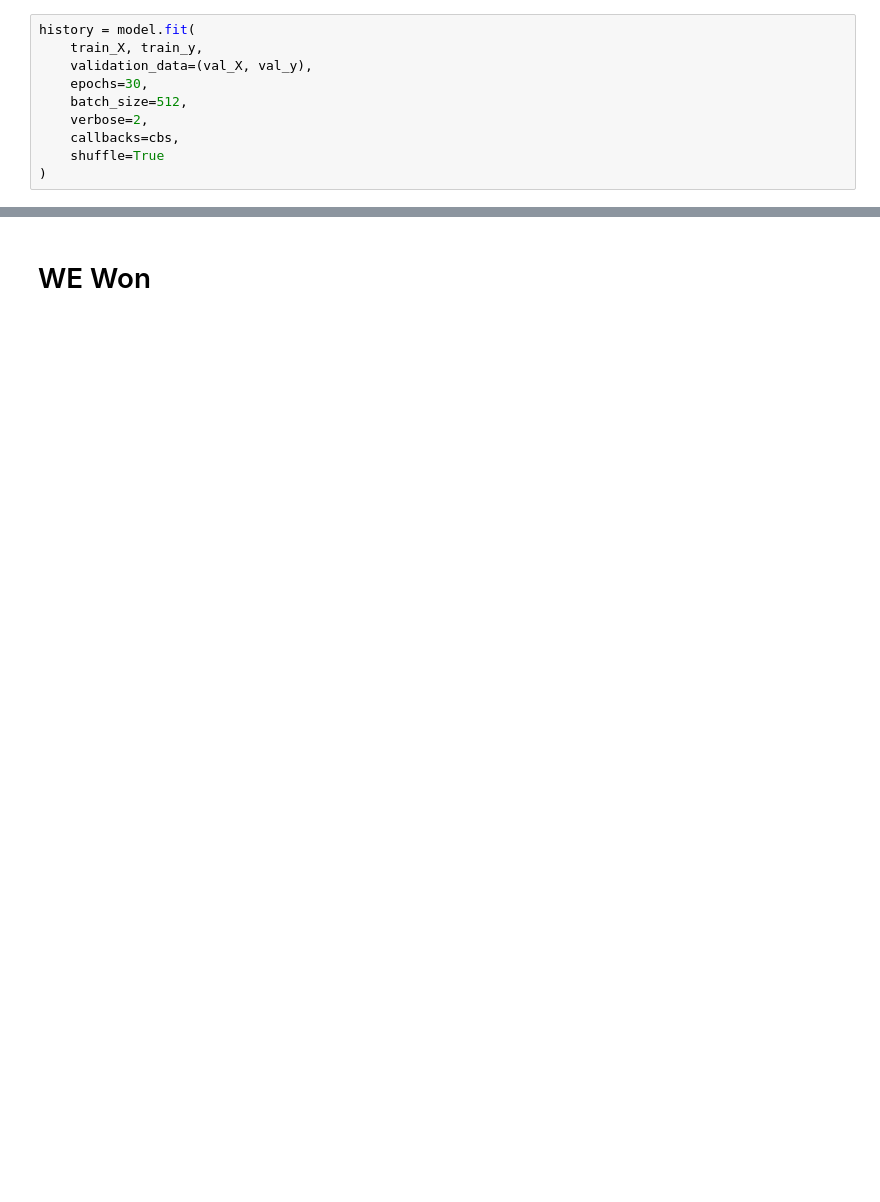
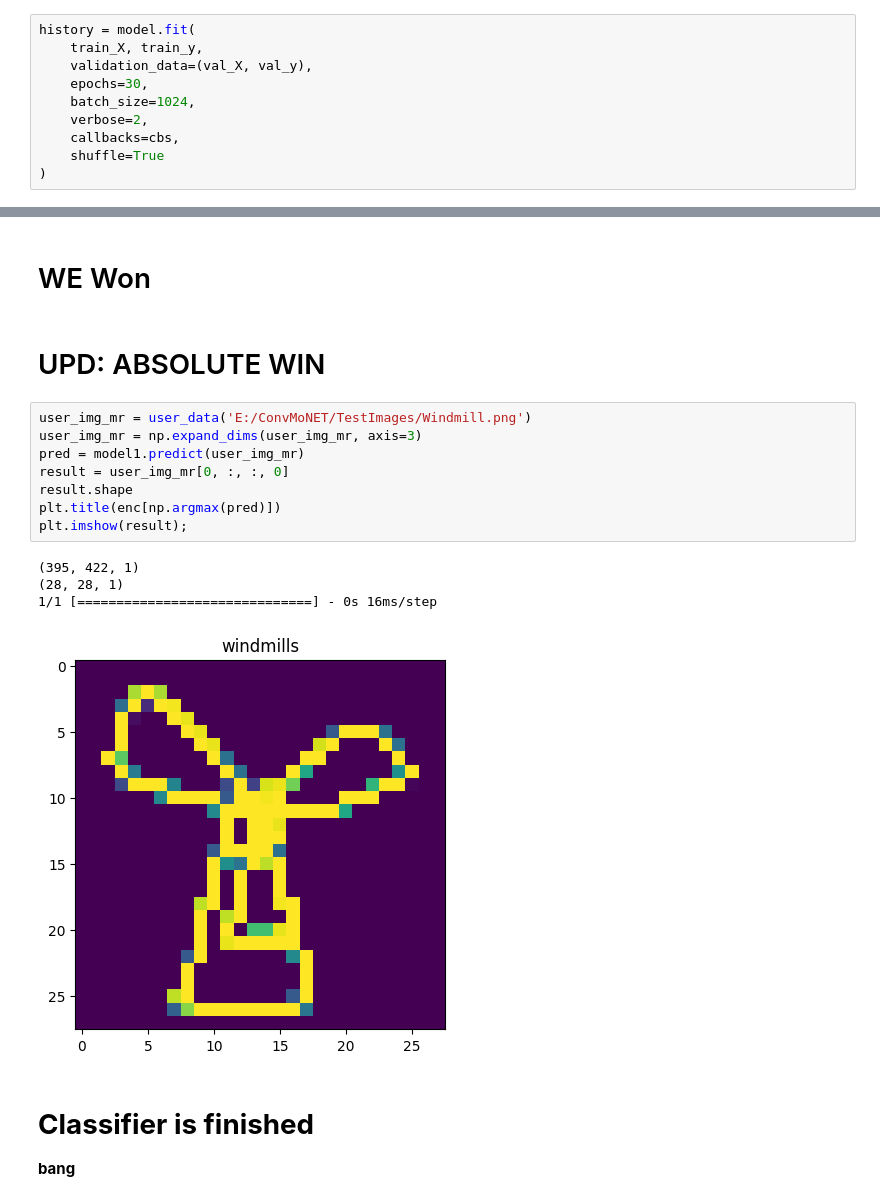
Before and after one commit to Venchislav/ConvMoNET, a Jupyter notebook: ML Model/classifier.ipynb, the cells around one changed output, grey strips where cells are left out. Drawn from its saved outputs; the diff is of its cells as text; blank space fills up the shorter version.

Commit message:
Classifier is finished!
157 CATEGORIES

```diff
--- a/ML Model/classifier.ipynb
+++ b/ML Model/classifier.ipynb
@@ -175,7 +157,7 @@ history = model.fit(
     train_X, train_y,
     validation_data=(val_X, val_y),
     epochs=30,
-    batch_size=512,
+    batch_size=1024,
     verbose=2,
     callbacks=cbs,
     shuffle=True
@@ -361,2 +344,20 @@ plt.imshow(result);
 # %% [markdown]
 # WE Won
+# %% [markdown]
+# UPD: ABSOLUTE WIN
+# %%
+user_img_mr = user_data('E:/ConvMoNET/TestImages/Windmill.png')
+user_img_mr = np.expand_dims(user_img_mr, axis=3)
+pred = model1.predict(user_img_mr)
+result = user_img_mr[0, :, :, 0]
+result.shape
+plt.title(enc[np.argmax(pred)])
+plt.imshow(result);
+# %% [output]
+(395, 422, 1)
+(28, 28, 1)
+1/1 [==============================] - 0s 16ms/step
+[figure, added]
+# %% [markdown]
+# **Classifier is finished**
+**bang**
```
Also changed, not shown: parts of 28 cells of this notebook.
